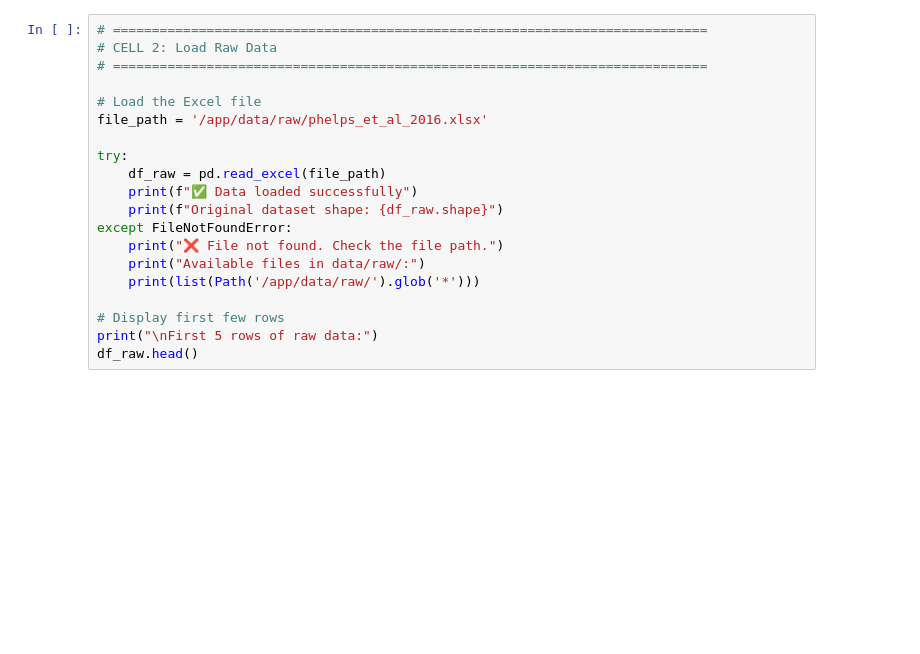
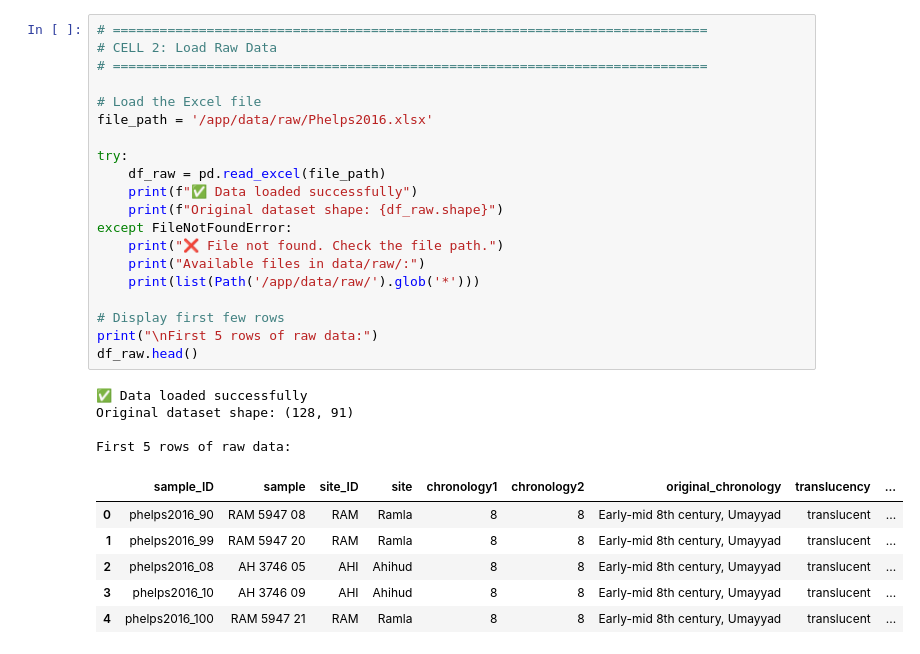
Before and after one commit to Camilla82/glass, a Jupyter notebook: notebooks/01_data_cleaning.ipynb, the cells around one changed output. Drawn from its saved outputs; the diff is of its cells as text; blank space fills up the shorter version.

```diff
--- a/notebooks/01_data_cleaning.ipynb
+++ b/notebooks/01_data_cleaning.ipynb
@@ -23,23 +26,34 @@ print("Starting data cleaning process...")
 # %%
 # ============================================================================
 # CELL 2: Load Raw Data
 # ============================================================================
 
 # Load the Excel file
-file_path = '/app/data/raw/phelps_et_al_2016.xlsx'
+file_path = '/app/data/raw/Phelps2016.xlsx'
 
 try:
     df_raw = pd.read_excel(file_path)
     print(f"✅ Data loaded successfully")
     print(f"Original dataset shape: {df_raw.shape}")
 except FileNotFoundError:
     print("❌ File not found. Check the file path.")
     print("Available files in data/raw/:")
     print(list(Path('/app/data/raw/').glob('*')))
 
 # Display first few rows
 print("\nFirst 5 rows of raw data:")
 df_raw.head()
+# %% [output]
+✅ Data loaded successfully
+Original dataset shape: (128, 91)
+
+First 5 rows of raw data:
+|  | sample_ID | sample | site_ID | site | chronology1 | chronology2 | original_chronology | translucency | ... |
+| 0 | phelps2016_90 | RAM 5947 08 | RAM | Ramla | 8 | 8 | Early-mid 8th century, Umayyad | translucent | ... |
+| 1 | phelps2016_99 | RAM 5947 20 | RAM | Ramla | 8 | 8 | Early-mid 8th century, Umayyad | translucent | ... |
+| 2 | phelps2016_08 | AH 3746 05 | AHI | Ahihud | 8 | 8 | Early-mid 8th century, Umayyad | translucent | ... |
+| 3 | phelps2016_10 | AH 3746 09 | AHI | Ahihud | 8 | 8 | Early-mid 8th century, Umayyad | translucent | ... |
+| 4 | phelps2016_100 | RAM 5947 21 | RAM | Ramla | 8 | 8 | Early-mid 8th century, Umayyad | translucent | ... |
 # %%
 # ============================================================================
 # CELL 3: Initial Data Inspection
```
Also changed, not shown: parts of 11 cells of this notebook.
